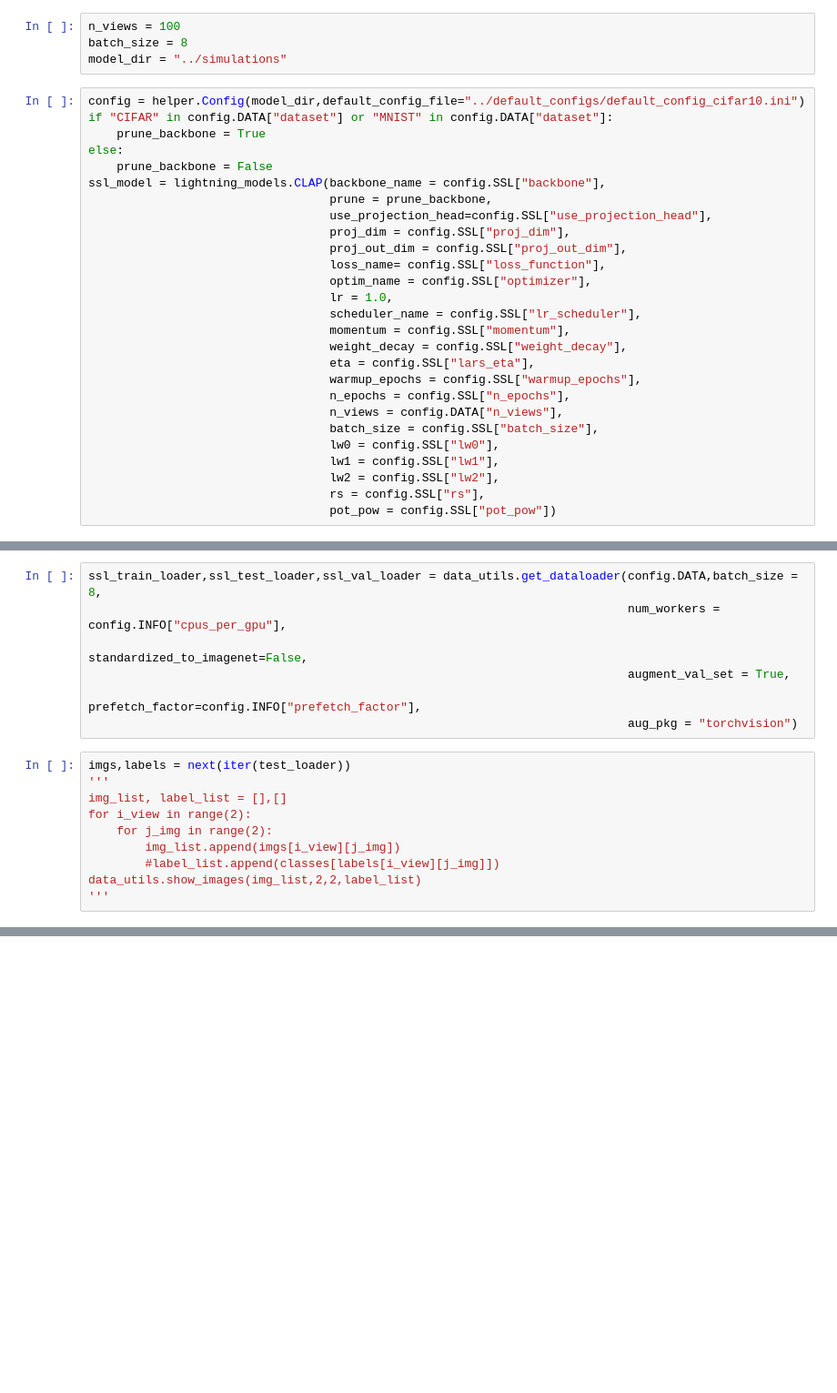
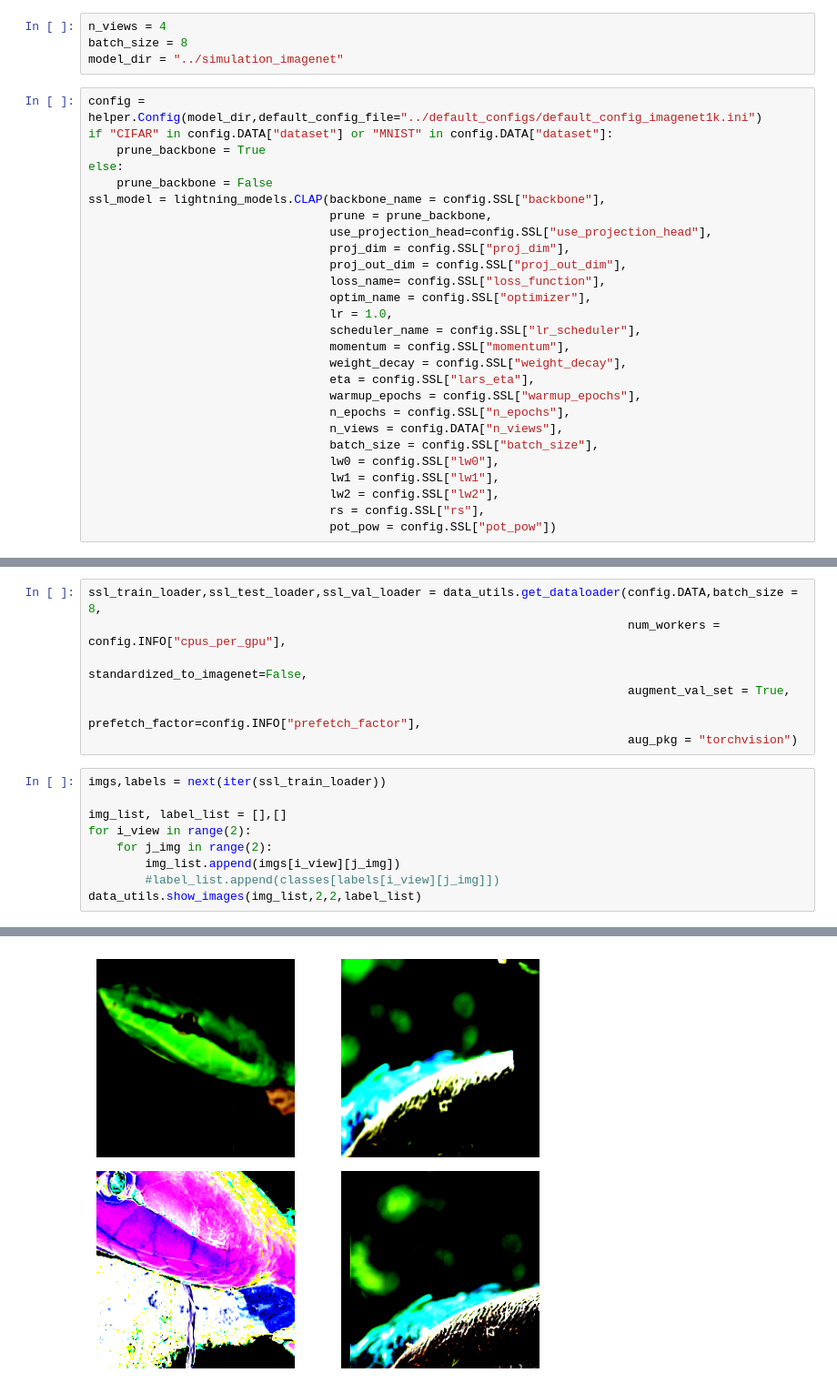
Before and after one commit to guanming-zhang/clamp, a Jupyter notebook: scripts/centroid_test.ipynb, the cells around one changed output, grey strips where cells are left out. Shown at 91% size. Cells and saved outputs as stored; diff of their text form; blank space fills up the shorter version.

Commit message:
implementing centroid_test.ipynb

```diff
--- a/scripts/centroid_test.ipynb
+++ b/scripts/centroid_test.ipynb
@@ -18,11 +18,11 @@ from torchvision import datasets
 import analysis_utils
 import numpy as np
 # %%
-n_views = 100
+n_views = 4
 batch_size = 8
-model_dir = "../simulations"
+model_dir = "../simulation_imagenet"
 # %%
-config = helper.Config(model_dir,default_config_file="../default_configs/default_config_cifar10.ini")
+config = helper.Config(model_dir,default_config_file="../default_configs/default_config_imagenet1k.ini")
 if "CIFAR" in config.DATA["dataset"] or "MNIST" in config.DATA["dataset"]:
     prune_backbone = True
 else:
@@ -74,13 +74,12 @@ ssl_train_loader,ssl_test_loader,ssl_val_loader = data_utils.get_dataloader(conf
                                                                             prefetch_factor=config.INFO["prefetch_factor"],
                                                                             aug_pkg = "torchvision")
 # %%
-imgs,labels = next(iter(test_loader))
-'''
+imgs,labels = next(iter(ssl_train_loader))
+
 img_list, label_list = [],[]
 for i_view in range(2):
     for j_img in range(2):
         img_list.append(imgs[i_view][j_img])
         #label_list.append(classes[labels[i_view][j_img]])
 data_utils.show_images(img_list,2,2,label_list)
-'''
 # %% [output]
@@ -88,2 +93,3 @@ data_utils.show_images(img_list,2,2,label_list)
+[figure, added]
 # %%
 device = torch.device("cuda:0")  # Use GPU 0
```
Also changed, not shown: parts of 10 cells of this notebook, 2 other files.
